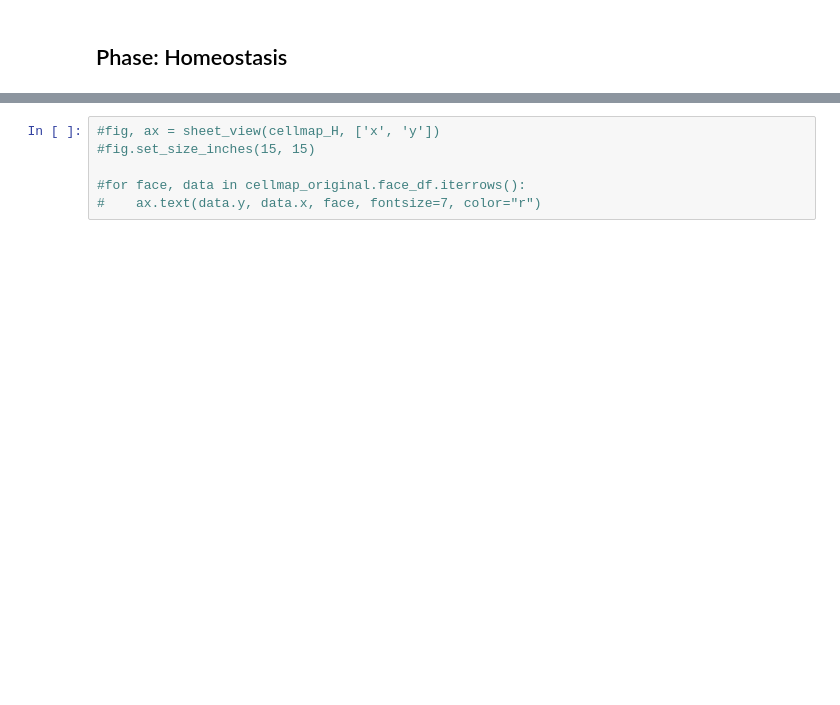
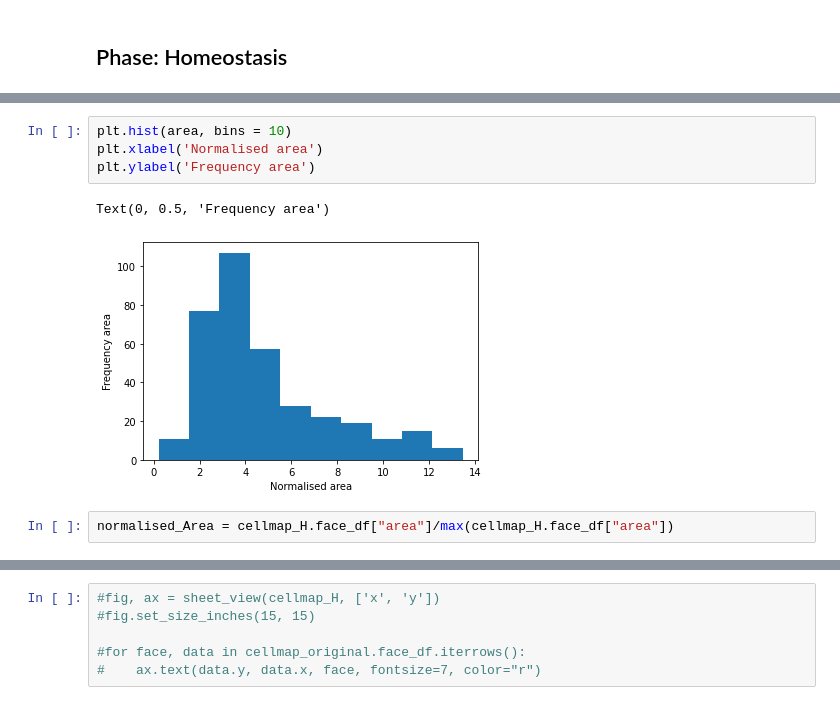
Before and after one commit to vlachina/LymphNode, a Jupyter notebook: lymph Node - working version.ipynb, the cells around one changed output, grey strips where cells are left out. Cells and saved outputs as stored; diff of their text form; blank space fills up the shorter version.

```diff
--- a/lymph Node - working version.ipynb
+++ b/lymph Node - working version.ipynb
@@ -220,0 +249,9 @@ cellmap_original.face_df
+# %%
+plt.hist(area, bins = 10)
+plt.xlabel('Normalised area')
+plt.ylabel('Frequency area')
+# %% [output]
+Text(0, 0.5, 'Frequency area')
+[figure, added]
+# %%
+normalised_Area = cellmap_H.face_df["area"]/max(cellmap_H.face_df["area"])
```
Also changed, not shown: parts of 55 cells of this notebook, 7 other files.
